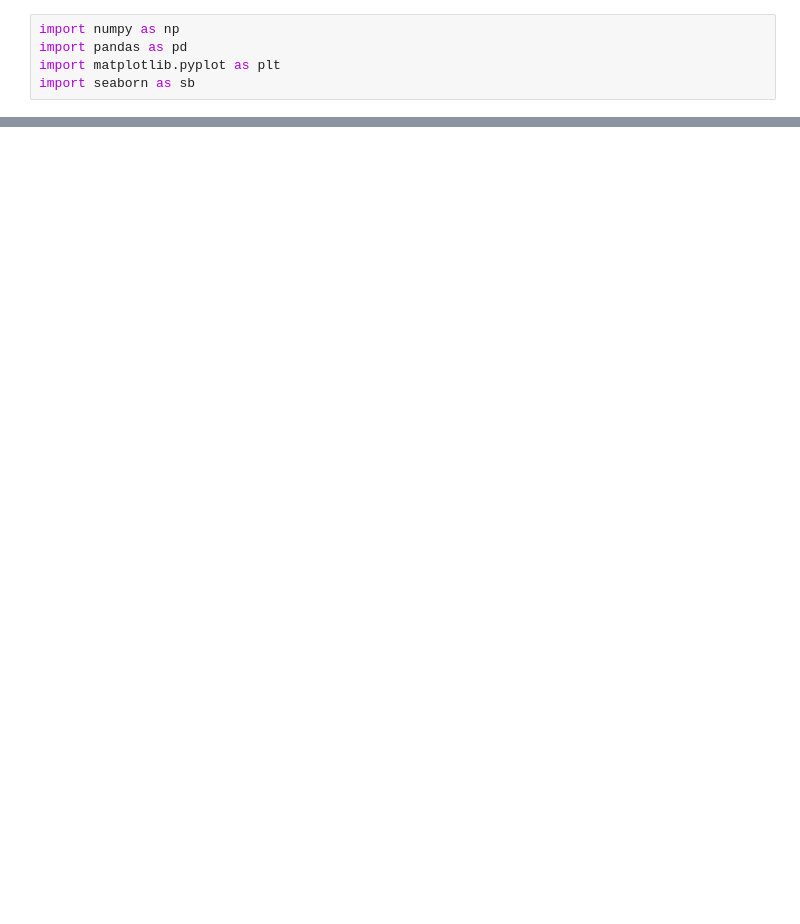
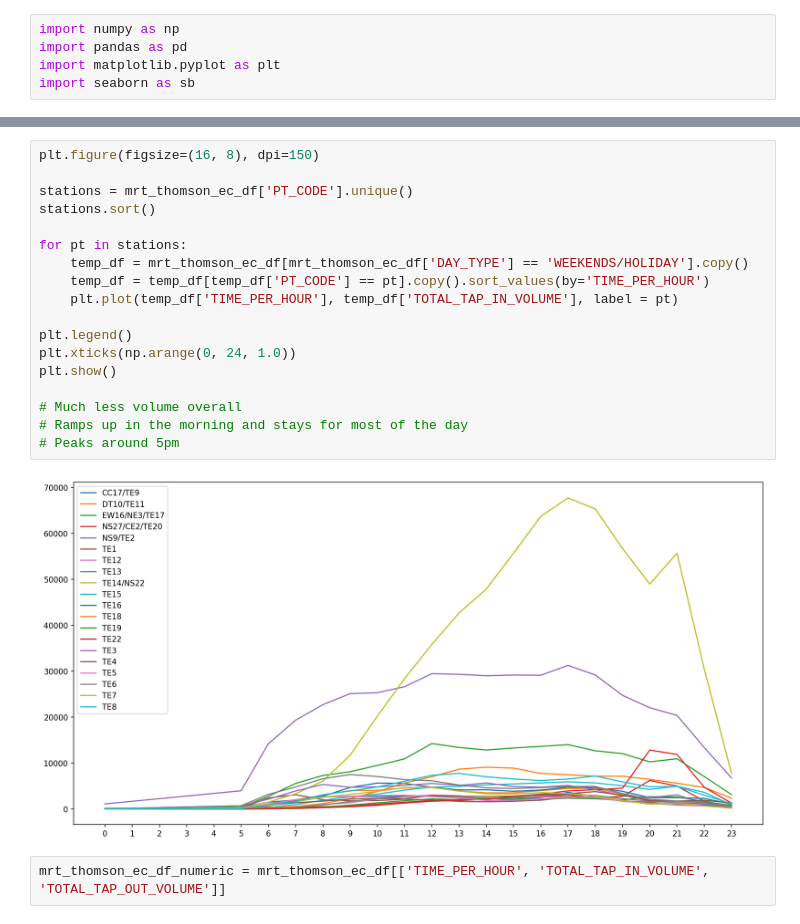
Before and after one commit to FreedomXV/GNAR-FYP, a Jupyter notebook: Data Processing/exploratory_data_analysis.ipynb, the cells around one changed output, grey strips where cells are left out. Cells and saved outputs as stored; diff of their text form; blank space fills up the shorter version.

```diff
--- a/Data Processing/exploratory_data_analysis.ipynb
+++ b/Data Processing/exploratory_data_analysis.ipynb
@@ -79,0 +83,22 @@ plt.plot(mrt_thomson_ec_df_wday['TIME_PER_HOUR'], mrt_thomson_ec_df_wday['TOTAL_
+# %%
+plt.figure(figsize=(16, 8), dpi=150)
+
+stations = mrt_thomson_ec_df['PT_CODE'].unique()
+stations.sort()
+
+for pt in stations:
+    temp_df = mrt_thomson_ec_df[mrt_thomson_ec_df['DAY_TYPE'] == 'WEEKENDS/HOLIDAY'].copy()
+    temp_df = temp_df[temp_df['PT_CODE'] == pt].copy().sort_values(by='TIME_PER_HOUR')
+    plt.plot(temp_df['TIME_PER_HOUR'], temp_df['TOTAL_TAP_IN_VOLUME'], label = pt)
+
+plt.legend()
+plt.xticks(np.arange(0, 24, 1.0))
+plt.show()
+
+# Much less volume overall
+# Ramps up in the morning and stays for most of the day
+# Peaks around 5pm
+# %% [output]
+[figure, added]
+# %%
+mrt_thomson_ec_df_numeric = mrt_thomson_ec_df[['TIME_PER_HOUR', 'TOTAL_TAP_IN_VOLUME', 'TOTAL_TAP_OUT_VOLUME']]
```
Also changed, not shown: parts of 10 cells of this notebook, 5 other files.
